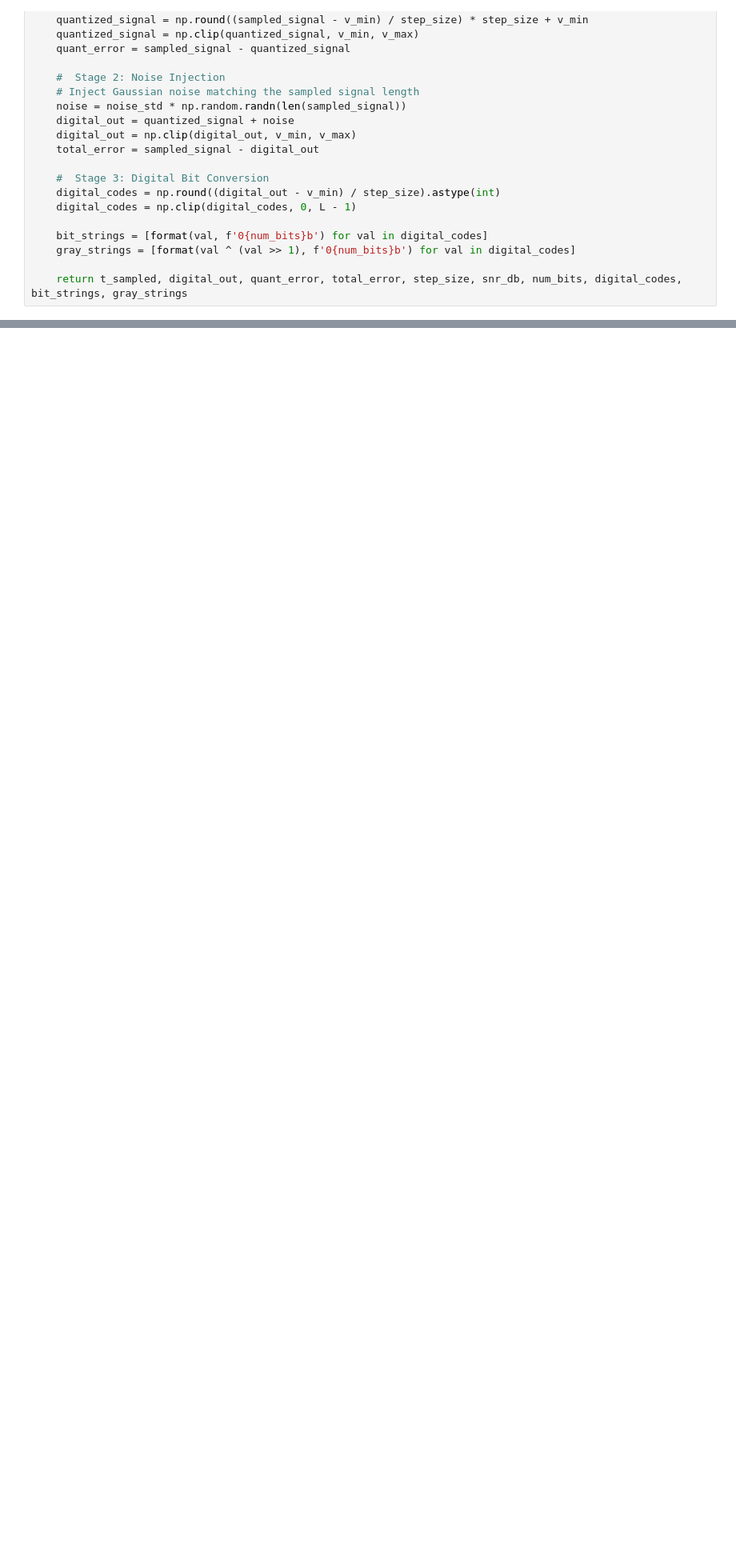
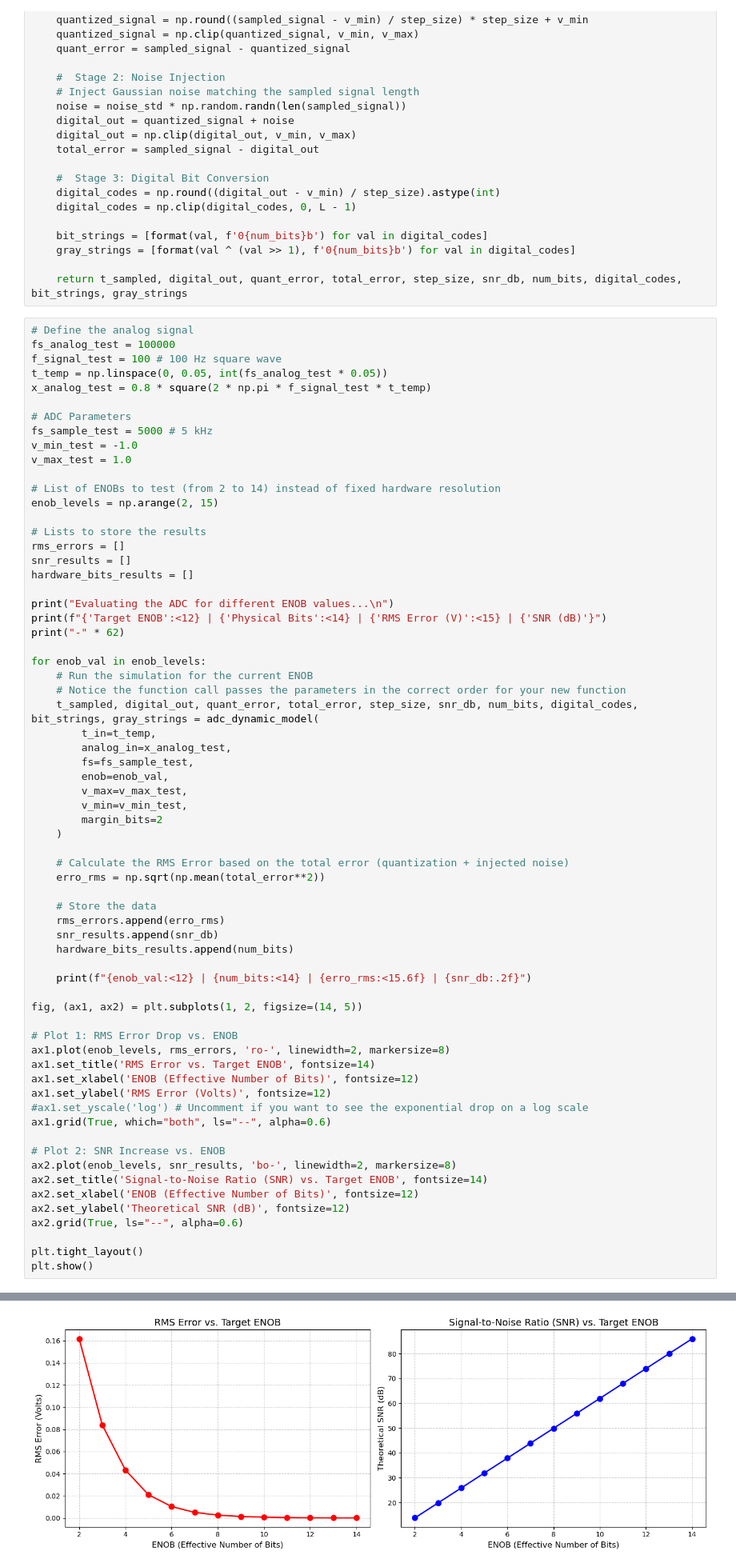
Before and after one commit to elmerfariass/DSPcap, a Jupyter notebook: ADC&DAC.ipynb, the cells around one changed output, grey strips where cells are left out. Shown at 80% size. Saved outputs shown, nothing was run; the diff lists cells and outputs as text; blank space fills up the shorter version.

```diff
--- a/ADC&DAC.ipynb
+++ b/ADC&DAC.ipynb
@@ -516,3 +516,70 @@ def adc_dynamic_model(t_in, analog_in, fs, enob, v_max, v_min, margin_bits=2):
     gray_strings = [format(val ^ (val >> 1), f'0{num_bits}b') for val in digital_codes]
 
     return t_sampled, digital_out, quant_error, total_error, step_size, snr_db, num_bits, digital_codes, bit_strings, gray_strings
+# %%
+# Define the analog signal
+fs_analog_test = 100000
+f_signal_test = 100 # 100 Hz square wave
+t_temp = np.linspace(0, 0.05, int(fs_analog_test * 0.05))
+x_analog_test = 0.8 * square(2 * np.pi * f_signal_test * t_temp)
+
+# ADC Parameters
+fs_sample_test = 5000 # 5 kHz
+v_min_test = -1.0
+v_max_test = 1.0
+
+# List of ENOBs to test (from 2 to 14) instead of fixed hardware resolution
+enob_levels = np.arange(2, 15)
+
+# Lists to store the results
+rms_errors = []
+snr_results = []
+hardware_bits_results = []
+
+print("Evaluating the ADC for different ENOB values...\n")
+print(f"{'Target ENOB':<12} | {'Physical Bits':<14} | {'RMS Error (V)':<15} | {'SNR (dB)'}")
+print("-" * 62)
+
+for enob_val in enob_levels:
+    # Run the simulation for the current ENOB
+    # Notice the function call passes the parameters in the correct order for your new function
+    t_sampled, digital_out, quant_error, total_error, step_size, snr_db, num_bits, digital_codes, bit_strings, gray_strings = adc_dynamic_model(
+        t_in=t_temp,
+        analog_in=x_analog_test,
+        fs=fs_sample_test,
+        enob=enob_val,
+        v_max=v_max_test,
+        v_min=v_min_test,
+        margin_bits=2
+    )
+
+    # Calculate the RMS Error based on the total error (quantization + injected noise)
+    erro_rms = np.sqrt(np.mean(total_error**2))
+
+    # Store the data
+    rms_errors.append(erro_rms)
+    snr_results.append(snr_db)
+    hardware_bits_results.append(num_bits)
+
+    print(f"{enob_val:<12} | {num_bits:<14} | {erro_rms:<15.6f} | {snr_db:.2f}")
+
+fig, (ax1, ax2) = plt.subplots(1, 2, figsize=(14, 5))
+
+# Plot 1: RMS Error Drop vs. ENOB
+ax1.plot(enob_levels, rms_errors, 'ro-', linewidth=2, markersize=8)
+ax1.set_title('RMS Error vs. Target ENOB', fontsize=14)
+ax1.set_xlabel('ENOB (Effective Number of Bits)', fontsize=12)
+ax1.set_ylabel('RMS Error (Volts)', fontsize=12)
+#ax1.set_yscale('log') # Uncomment if you want to see the exponential drop on a log scale
+ax1.grid(True, which="both", ls="--", alpha=0.6)
+
+# Plot 2: SNR Increase vs. ENOB
+ax2.plot(enob_levels, snr_results, 'bo-', linewidth=2, markersize=8)
+ax2.set_title('Signal-to-Noise Ratio (SNR) vs. Target ENOB', fontsize=14)
+ax2.set_xlabel('ENOB (Effective Number of Bits)', fontsize=12)
+ax2.set_ylabel('Theoretical SNR (dB)', fontsize=12)
+ax2.grid(True, ls="--", alpha=0.6)
+
+plt.tight_layout()
+plt.show()
+# %% [output]
@@ -519,3 +603,4 @@ def adc_dynamic_model(t_in, analog_in, fs, enob, v_max, v_min, margin_bits=2):
+[figure, added]
 # %% [markdown]
 #### FFTfuction for calculus
 # %%
```
Also changed, not shown: parts of 3 cells of this notebook.
